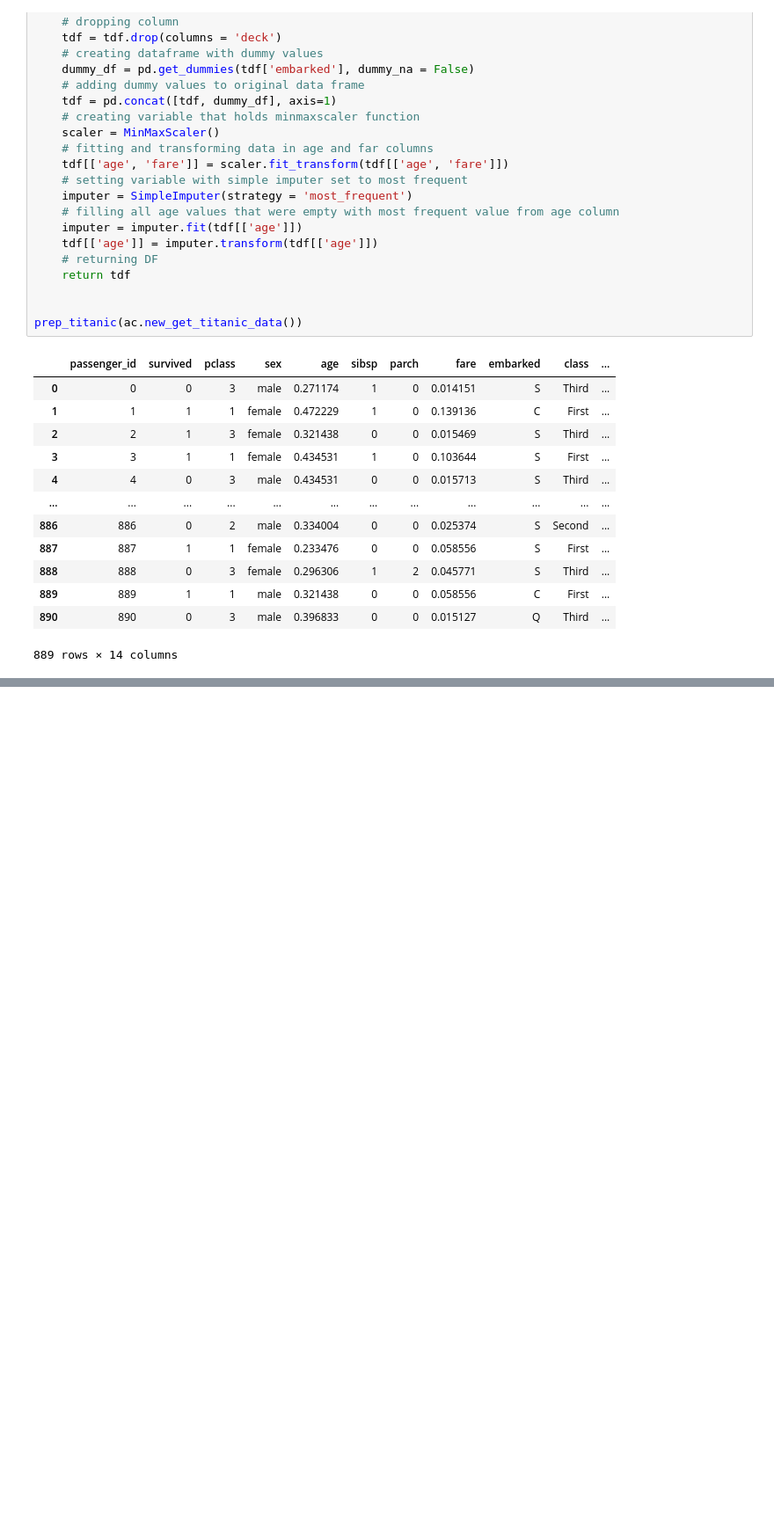
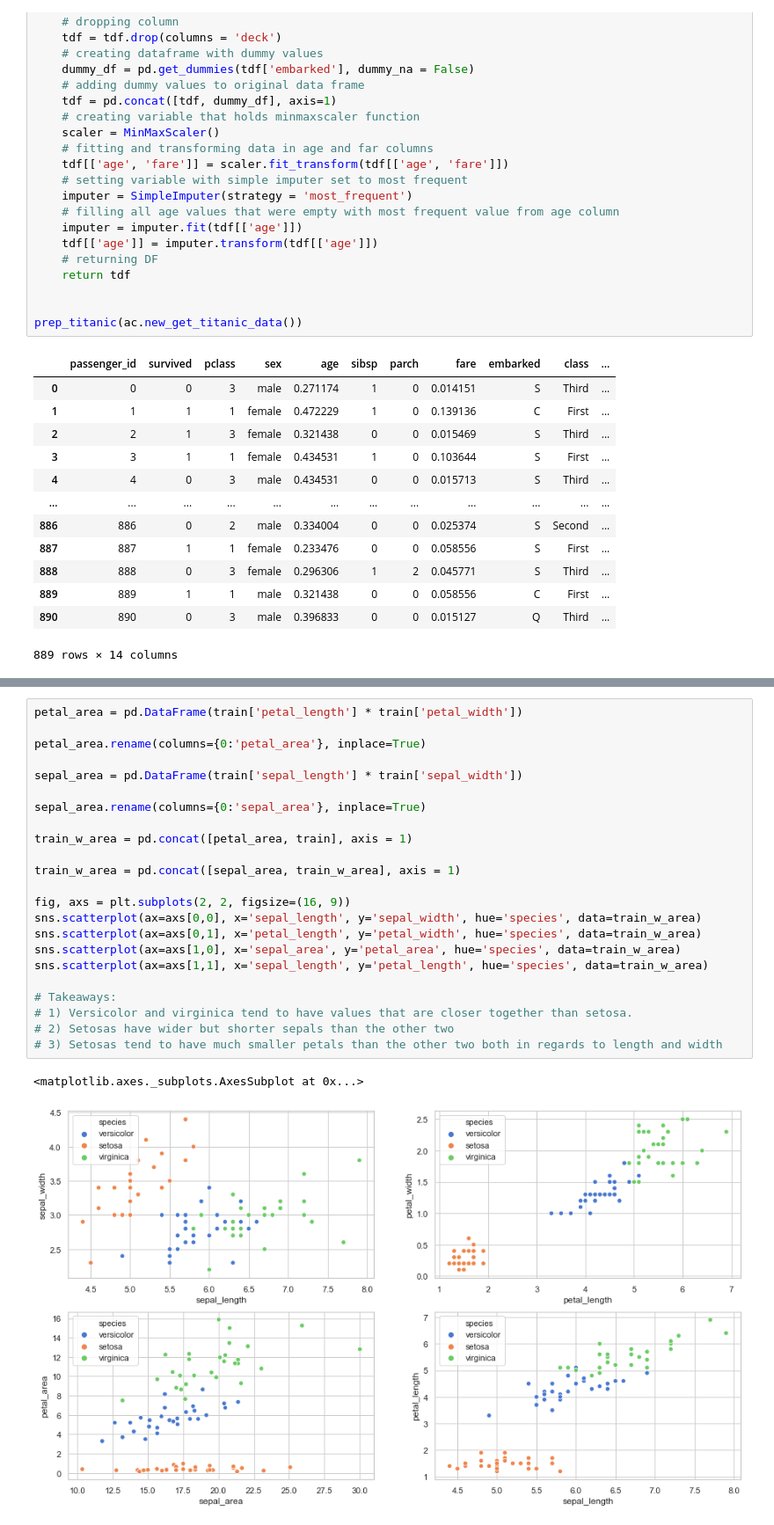
Before and after one commit to SamuelD-Data/classification-exercises, a Jupyter notebook: classification_exercises.ipynb, the cells around one changed output, grey strips where cells are left out. Shown at 88% size. Saved outputs shown, nothing was run; the diff lists cells and outputs as text; blank space fills up the shorter version.

```diff
--- a/classification_exercises.ipynb
+++ b/classification_exercises.ipynb
@@ -627,0 +691,26 @@ prep_titanic(ac.new_get_titanic_data())
+# %%
+petal_area = pd.DataFrame(train['petal_length'] * train['petal_width'])
+
+petal_area.rename(columns={0:'petal_area'}, inplace=True)
+
+sepal_area = pd.DataFrame(train['sepal_length'] * train['sepal_width'])
+
+sepal_area.rename(columns={0:'sepal_area'}, inplace=True)
+
+train_w_area = pd.concat([petal_area, train], axis = 1)
+
+train_w_area = pd.concat([sepal_area, train_w_area], axis = 1)
+
+fig, axs = plt.subplots(2, 2, figsize=(16, 9))
+sns.scatterplot(ax=axs[0,0], x='sepal_length', y='sepal_width', hue='species', data=train_w_area)
+sns.scatterplot(ax=axs[0,1], x='petal_length', y='petal_width', hue='species', data=train_w_area)
+sns.scatterplot(ax=axs[1,0], x='sepal_area', y='petal_area', hue='species', data=train_w_area)
+sns.scatterplot(ax=axs[1,1], x='sepal_length', y='petal_length', hue='species', data=train_w_area)
+
+# Takeaways:
+# 1) Versicolor and virginica tend to have values that are closer together than setosa.
+# 2) Setosas have wider but shorter sepals than the other two
+# 3) Setosas tend to have much smaller petals than the other two both in regards to length and width
+# %% [output]
+<matplotlib.axes._subplots.AxesSubplot at 0x...>
+[figure, added]
```
Also changed, not shown: parts of 16 cells of this notebook.
